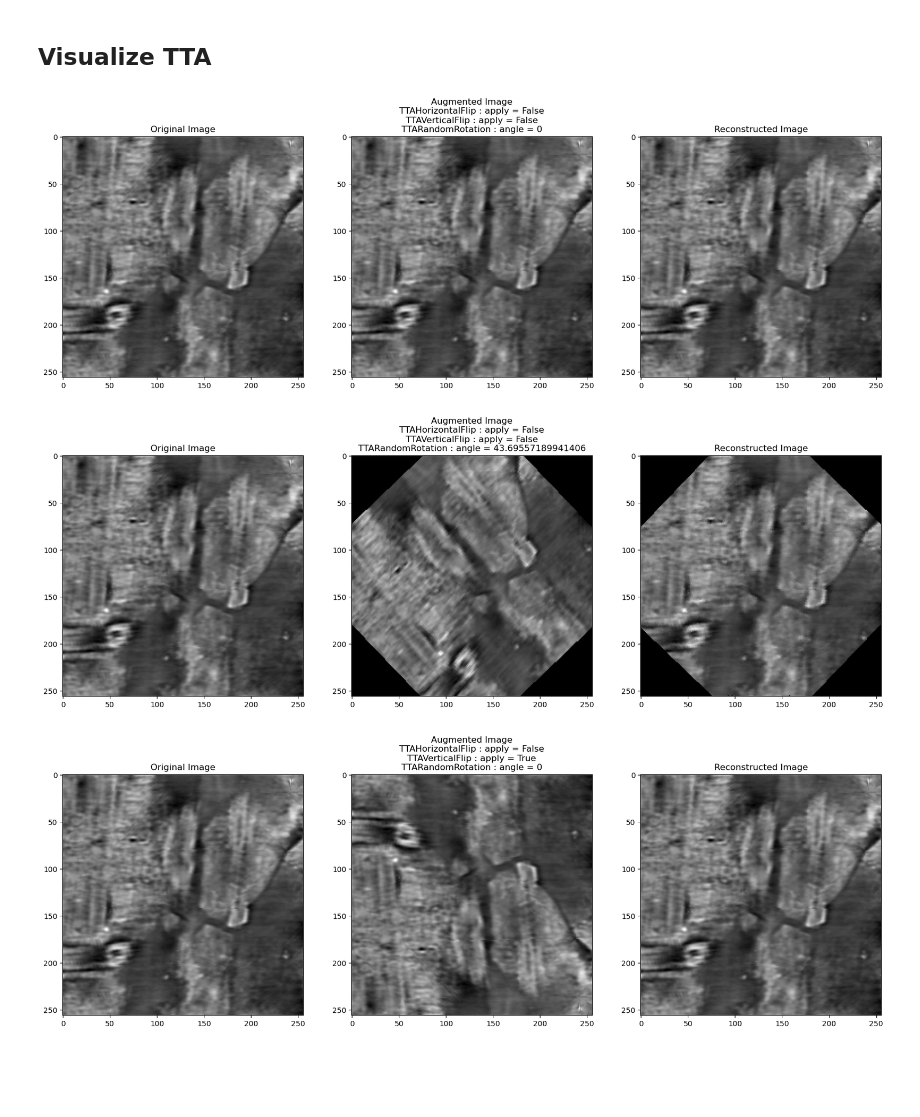
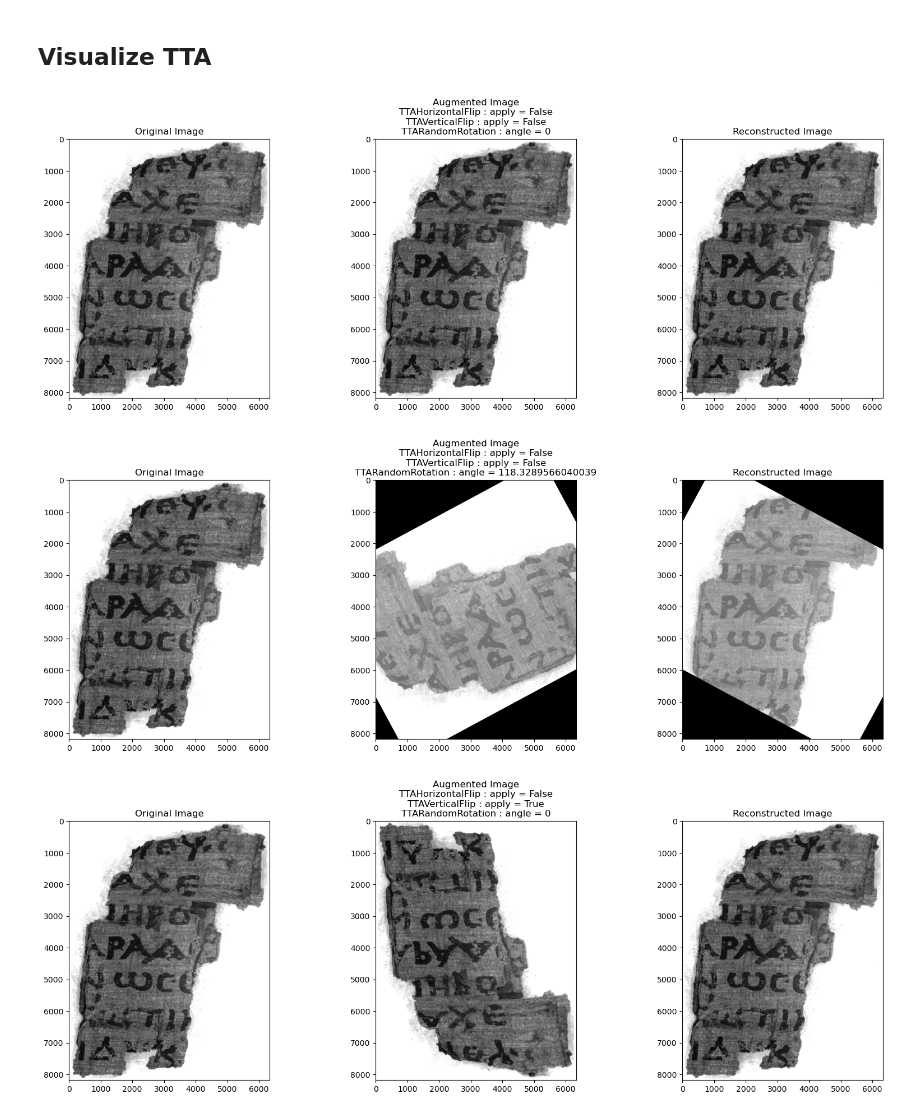
Before and after one commit to association-rosia/vesuvius-challenge, a Jupyter notebook: notebooks/1.0-jmo-visualize-tta.ipynb, the cells around one changed output. Saved outputs shown, nothing was run; the diff lists cells and outputs as text; code cells hidden in the pictures; blank space fills up the shorter version.

```diff
--- a/notebooks/1.0-jmo-visualize-tta.ipynb
+++ b/notebooks/1.0-jmo-visualize-tta.ipynb
@@ -26,7 +29,7 @@ from src.data.transforms import TTARandomRotation, TTARandomPerspective, TTAElas
 to_tensor = T.Compose([T.ToTensor()])
 
 # Open the image file with PIL, then apply the transformation
-image = Image.open('../data/tmp/10.png')
+image = Image.open(os.path.join(cst.TRAIN_FRAGMENTS_PATH, '1', 'ir.png'))
 image = to_tensor(image)
 
 
@@ -70,33 +73,33 @@ for i, transformer in enumerate(transforms):
     aug_image_display = np.clip(aug_image_display, 0, 1)
 
     deaug_image_display = deaugmented_image.numpy().transpose((1, 2, 0))
     deaug_image_display = np.clip(deaug_image_display, 0, 1)
 
     ax[0].imshow(image_display, cmap='gray')
     ax[0].title.set_text('Original Image')
 
     ax[1].imshow(aug_image_display, cmap='gray')
     ax[1].title.set_text(f'Augmented Image\n{transforms_names[i]}')  # Add augmentation details to the title
 
     # pass to model
     # model_output = model(augmented_image, another_input_data)
 
     ax[2].imshow(deaug_image_display, cmap='gray')
     ax[2].title.set_text(f'Reconstructed Image')  # Add augmentation details to the title
 
     plt.show()
     # reverse augmentation for mask and label
     # deaug_mask = transformer.deaugment_mask(model_output['mask'])
     # deaug_label = transformer.deaugment_label(model_output['label'])
 
     # save results
 #     labels.append(deaug_mask)
 #     masks.append(deaug_label)
 
 # # reduce results as you want, e.g mean/max/min
 # label = mean(labels)
 # mask = mean(masks)
 # %% [output]
-[figure, old version]
+[figure, new version]
-[figure, old version]
+[figure, new version]
-[figure, old version]
+[figure, new version]
```
Also changed, not shown: parts of 2 cells of this notebook, 1 other file.
